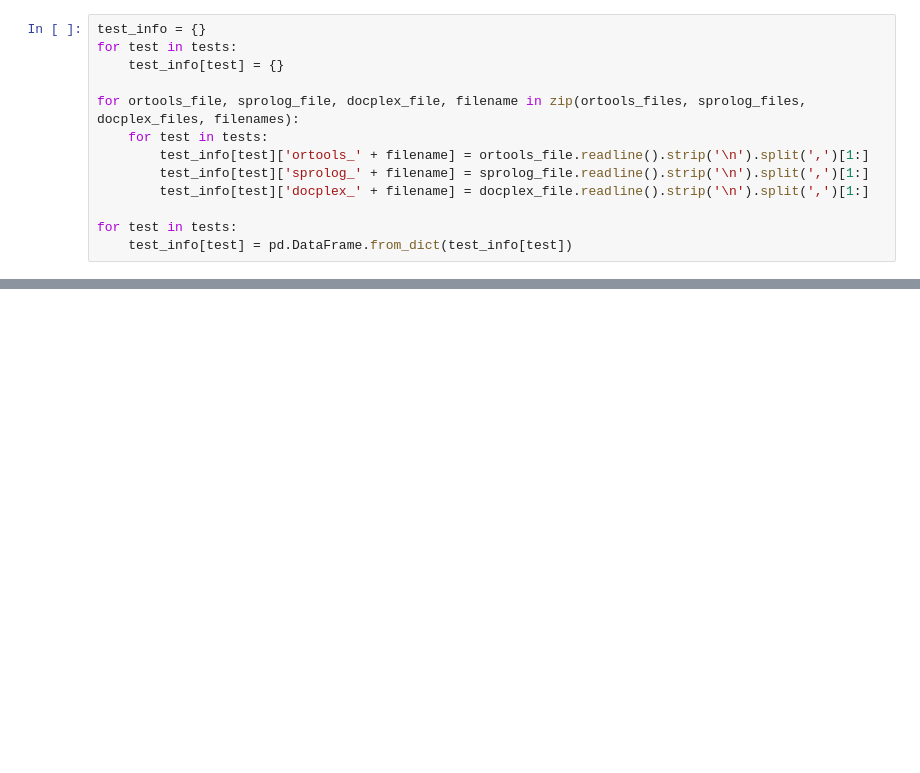
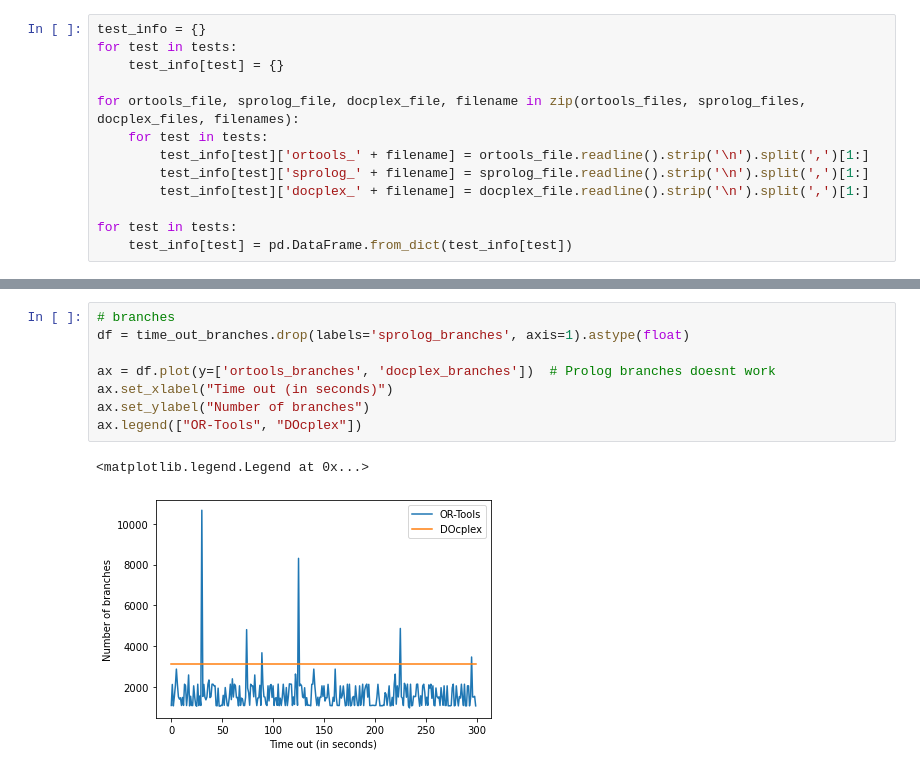
Before and after one commit to LeKinaSa/plr-job-shop, a Jupyter notebook: FinalResultsAnalysis.ipynb, the cells around one changed output, grey strips where cells are left out. Saved outputs shown, nothing was run; the diff lists cells and outputs as text; blank space fills up the shorter version.

```diff
--- a/FinalResultsAnalysis.ipynb
+++ b/FinalResultsAnalysis.ipynb
@@ -128,0 +138,11 @@ time_out_obj_value
+# %%
+# branches
+df = time_out_branches.drop(labels='sprolog_branches', axis=1).astype(float)
+
+ax = df.plot(y=['ortools_branches', 'docplex_branches'])  # Prolog branches doesnt work
+ax.set_xlabel("Time out (in seconds)")
+ax.set_ylabel("Number of branches")
+ax.legend(["OR-Tools", "DOcplex"])
+# %% [output]
+<matplotlib.legend.Legend at 0x...>
+[figure, added]
```
Also changed, not shown: parts of 11 cells of this notebook.
